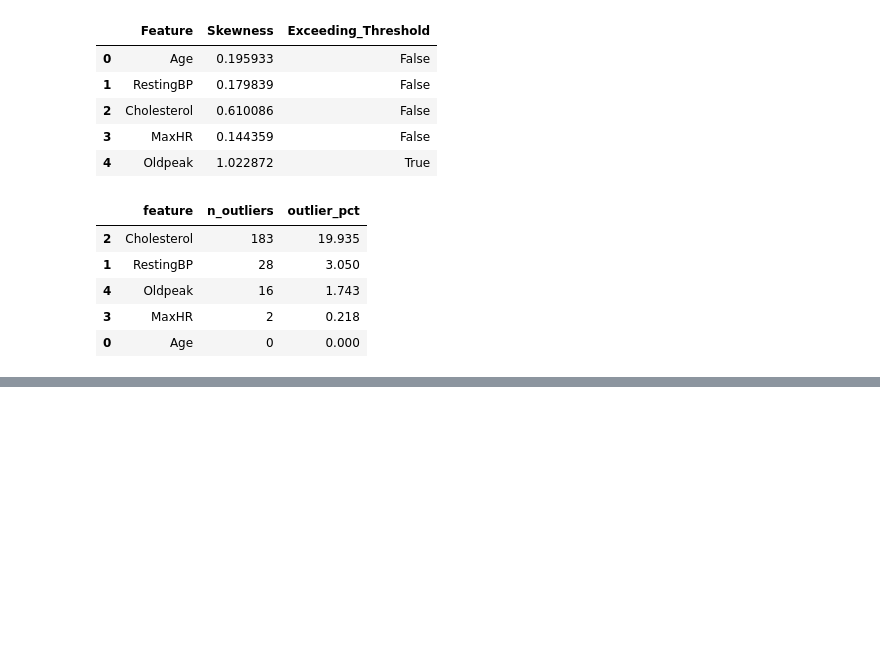
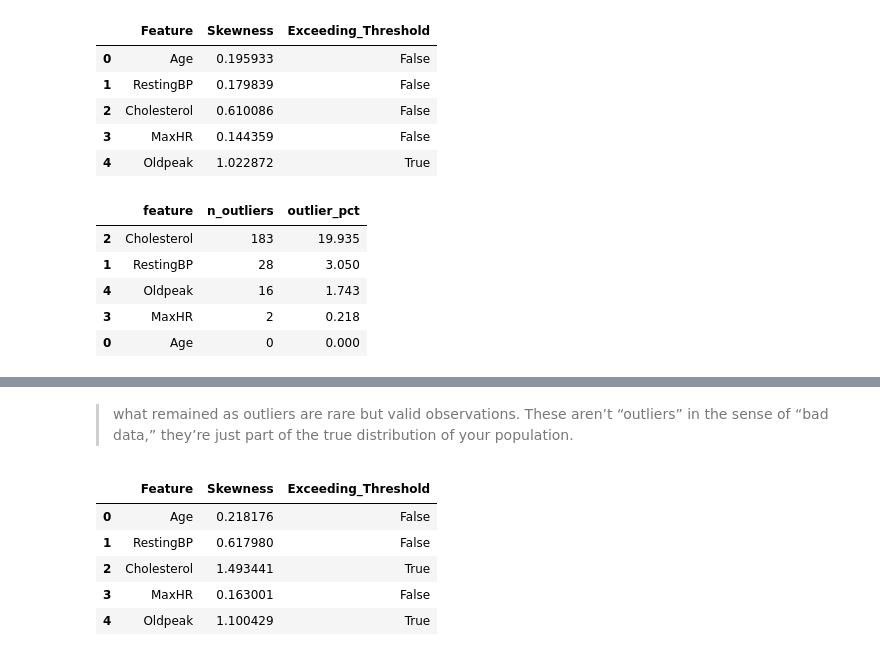
Before and after one commit to Nimaabediforud/Heart-Disease-Prediction, a Jupyter notebook: Notebooks/HDP-ML.ipynb, the cells around one changed output, grey strips where cells are left out. Drawn from its saved outputs; the diff is of its cells as text; code cells hidden in the pictures; blank space fills up the shorter version.

```diff
--- a/Notebooks/HDP-ML.ipynb
+++ b/Notebooks/HDP-ML.ipynb
@@ -277,15 +280,18 @@ Counts of (>= 7): 0
 # %%
 # Check skewness
 #----------------
-# Compute skewness for each numerical features and add to dict
-sk = {col: abs(num_cols[col].skew()) for col in num_cols}
-# Convert to dataframe
-skewness = pd.DataFrame(sk, index=[0])
-# Melt (for better inspection)
-skewness = pd.melt(skewness, var_name='Feature', value_name='Skewness')
-# Check if skewness is exceeding the threshold (skewness >= 1)
-skewness['Exceeding_Threshold'] = skewness['Skewness'] >= 1
-skewness
+def skewness_detector(num_cols):
+    # Compute skewness for each numerical features and add to dict
+    sk = {col: abs(num_cols[col].skew()) for col in num_cols}
+    # Convert to dataframe
+    skewness = pd.DataFrame(sk, index=[0])
+    # Melt (for better inspection)
+    skewness = pd.melt(skewness, var_name='Feature', value_name='Skewness')
+    # Check if skewness is exceeding the threshold (skewness >= 1)
+    skewness['Exceeding_Threshold'] = skewness['Skewness'] >= 1
+    return skewness
+
+skewness_detector(num_cols)
 # %% [output]
 |  | Feature | Skewness | Exceeding_Threshold |
 | 0 | Age | 0.195933 | False |
@@ -408,0 +563,14 @@ plt.show()
+# %% [markdown]
+> what remained as outliers are rare but valid observations.
+> These aren’t “outliers” in the sense of “bad data,” they’re just part of the true distribution of your population.
+# %%
+# Check skewness of X_train after preprocessing
+f = X_train[['Age', 'RestingBP', 'Cholesterol', 'MaxHR', 'Oldpeak']]
+skewness_detector(f)
+# %% [output]
+|  | Feature | Skewness | Exceeding_Threshold |
+| 0 | Age | 0.218176 | False |
+| 1 | RestingBP | 0.617980 | False |
+| 2 | Cholesterol | 1.493441 | True |
+| 3 | MaxHR | 0.163001 | False |
+| 4 | Oldpeak | 1.100429 | True |
```
Also changed, not shown: parts of 20 cells of this notebook, 1 other file.
